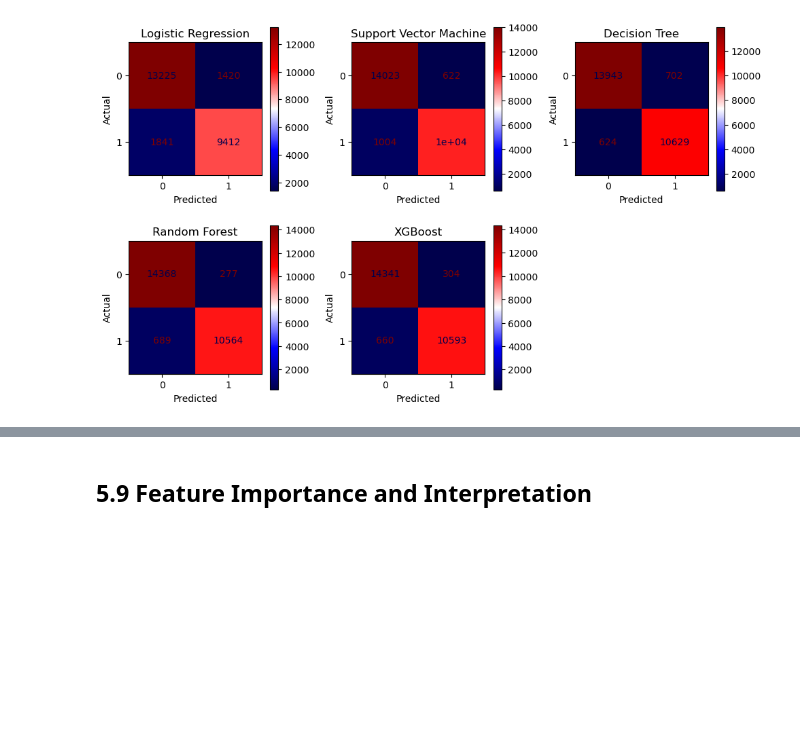
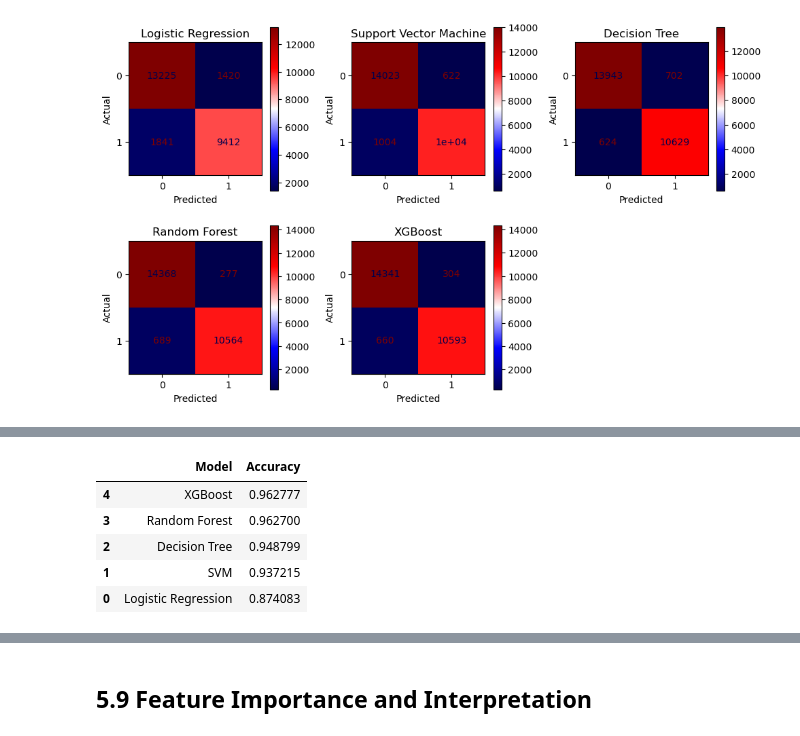
Before and after one commit to JuneHenia/Airline-Satisfaction-Prediction, a Jupyter notebook: Final project ML.ipynb, the cells around one changed output, grey strips where cells are left out. Drawn from its saved outputs; the diff is of its cells as text; code cells hidden in the pictures; blank space fills up the shorter version.

```diff
--- a/Final project ML.ipynb
+++ b/Final project ML.ipynb
@@ -968,0 +976,18 @@ plt.show()
+# %%
+model_results = pd.DataFrame({"Model": ["Logistic Regression", "SVM", "Decision Tree", "Random Forest", "XGBoost"],
+"Accuracy": [accuracy_score(y_test, y_pred_log),
+            accuracy_score(y_test, y_pred_rbf),
+            accuracy_score(y_test, y_pred_dt),
+            accuracy_score(y_test, y_pred_rf),
+            accuracy_score(y_test, y_pred_xgb)
+    ]
+})
+
+model_results.sort_values(by = "Accuracy", ascending = False)
+# %% [output]
+|  | Model | Accuracy |
+| 4 | XGBoost | 0.962777 |
+| 3 | Random Forest | 0.962700 |
+| 2 | Decision Tree | 0.948799 |
+| 1 | SVM | 0.937215 |
+| 0 | Logistic Regression | 0.874083 |
```
Also changed, not shown: parts of 24 cells of this notebook.
